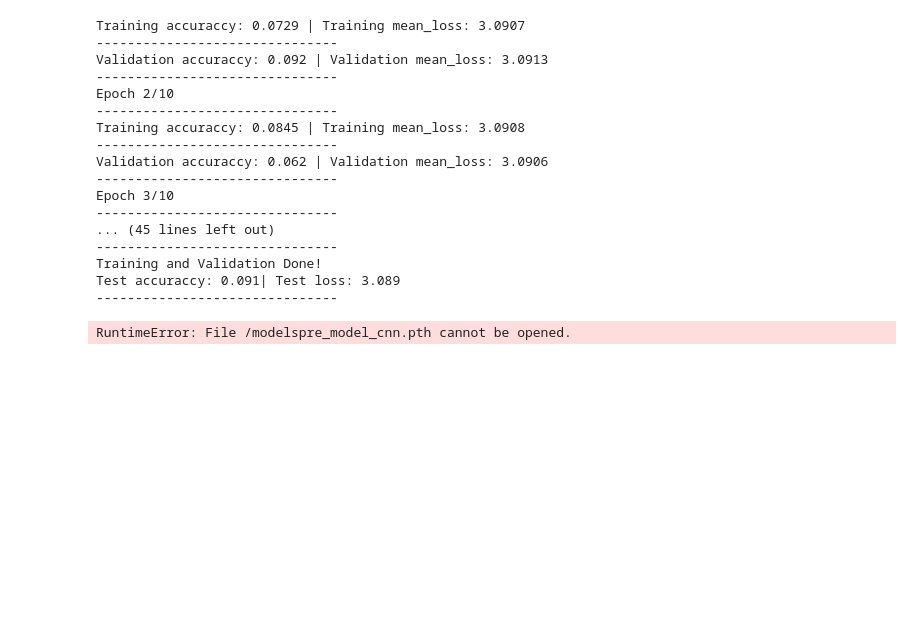
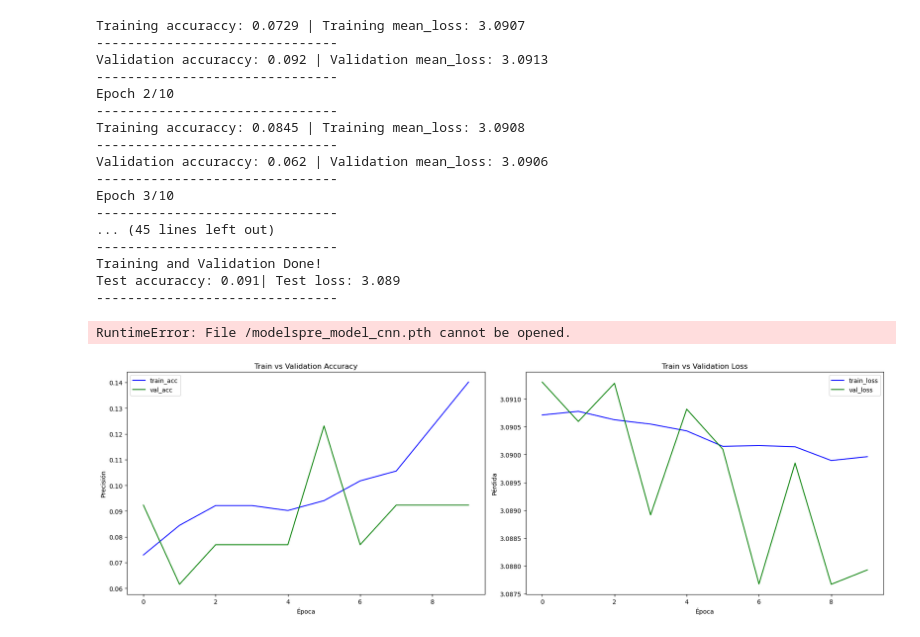
Before and after one commit to Descalabreitor/gym_pose_estimation, a Jupyter notebook: model_testing.ipynb, the cells around one changed output. Cells and saved outputs as stored; diff of their text form; code cells hidden in the pictures; blank space fills up the shorter version.

```diff
--- a/model_testing.ipynb
+++ b/model_testing.ipynb
@@ -209,7 +209,7 @@ def validate(dataloader, model, loss_fn):
 import matplotlib.pyplot as plt
 
 def draw_metrics(train_acc, val_acc, train_loss, val_loss):
-    fig, (ax1, ax2, ax3) = plt.subplots(1, 3, figsize=(18, 6))
+    fig, (ax1, ax3) = plt.subplots(1, 2, figsize=(18, 6))
 
     # Graficar train_acc y val_acc en la primera subtrama
     ax1.plot(train_acc, label='train_acc', color='blue')
@@ -311,0 +364,4 @@ torch.save(model.state_dict(), "models\\pre_model_cnn.pth")
+# %%
+draw_metrics(train_acc, val_acc, train_loss, val_loss)
+# %% [output]
+[figure, added]
```
Also changed, not shown: parts of 4 cells of this notebook.
